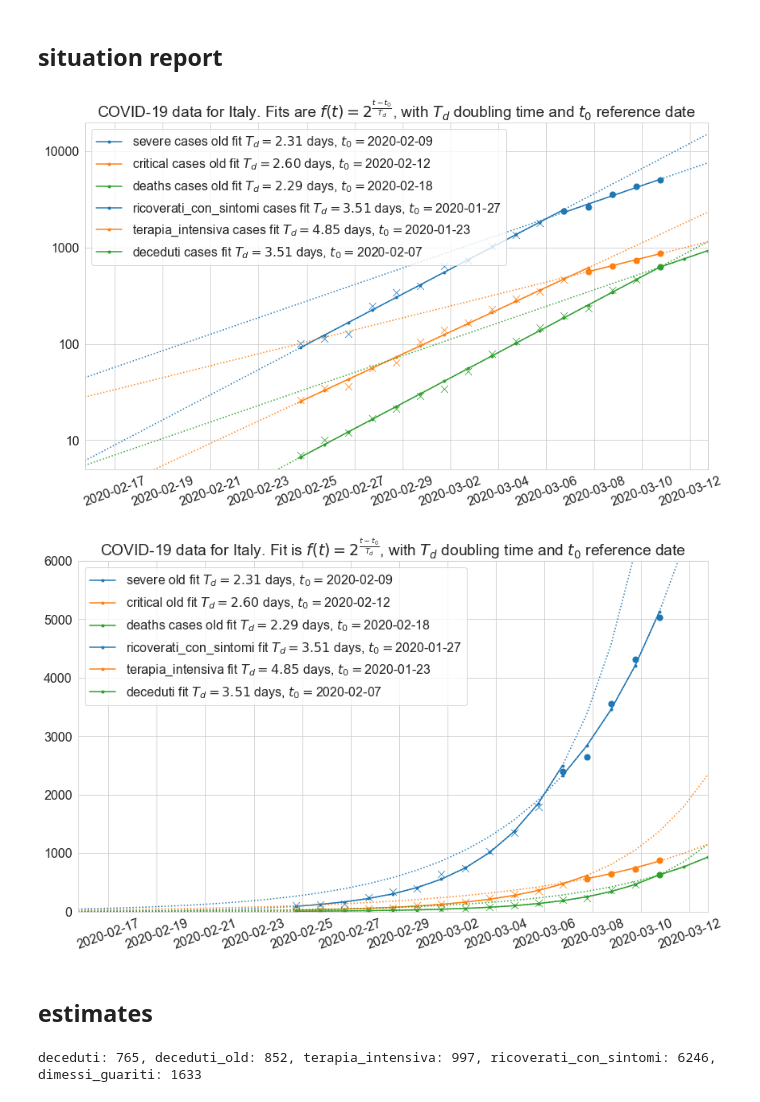
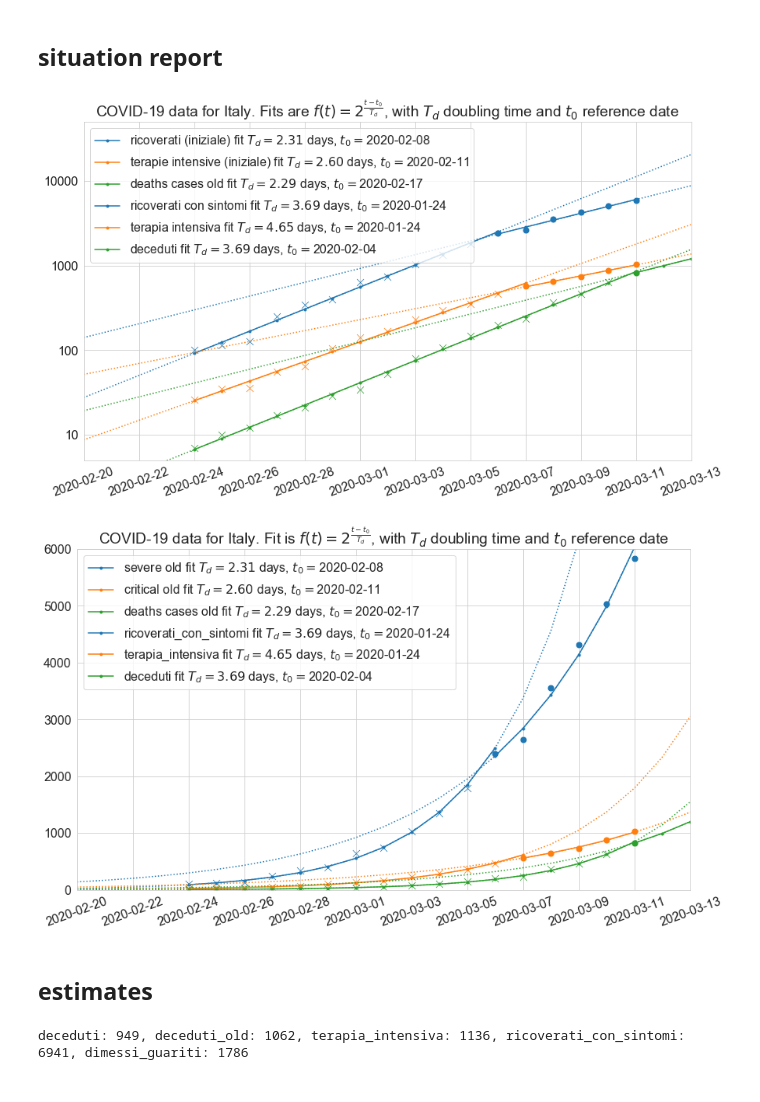
Before and after one commit to alexamici/covid-19-notebooks, a Jupyter notebook: notebooks/italy-situation-report.ipynb, the cells around one changed output. Saved outputs shown, nothing was run; the diff lists cells and outputs as text; code cells hidden in the pictures.

```diff
--- a/notebooks/italy-situation-report.ipynb
+++ b/notebooks/italy-situation-report.ipynb
@@ -24,6 +24,7 @@ data_italy_path = 'dpc-covid19-ita-andamento-nazionale.csv'
 # data_italy_path = covid19.data.download('andamento-nazionale')
 # %%
 data_italy = pd.read_csv(data_italy_path, parse_dates=['data'], index_col=['data'])
+data_italy.index = data_italy.index.normalize()
 
 data_italy.tail()
 # %% [output]
@@ -39,7 +40,7 @@ data_italy.tail()
 # %%
 START_FIT = '2020-02-24'
 STOP_FIT = None
-EXTRAPOLTATE = ('2020-02-15T18:00', '2020-03-12T18:00')
+EXTRAPOLTATE = ('2020-02-20', '2020-03-13')
 # %%
 fits = {}
 fits['dimessi_guariti'] = covid19.fit.ExponentialFit.from_frame('dimessi_guariti', data_italy, start='2020-02-27', stop=STOP_FIT)
@@ -50,18 +51,18 @@ fits['terapia_intensiva'] = covid19.fit.ExponentialFit.from_frame('terapia_inten
 fits['deceduti_old'] = covid19.fit.ExponentialFit.from_frame('deceduti', data_italy, start=START_FIT, stop=STOP_FIT)
 
 # tentative fit
-fits['deceduti'] = covid19.fit.ExponentialFit.from_frame('ricoverati_con_sintomi', data_italy, start='2020-03-06', stop=STOP_FIT).shift(4).scale(0.27)
+fits['deceduti'] = covid19.fit.ExponentialFit.from_frame('ricoverati_con_sintomi', data_italy, start='2020-03-06', stop=STOP_FIT).shift(5).scale(0.35)
 # %%
-_, ax = plt.subplots(subplot_kw={'yscale': 'log', 'ylim': (5, 20000)})
-covid19.plot.plot_fit(ax, fits['ricoverati_con_sintomi_old'], label='severe cases old', extrapolate=EXTRAPOLTATE, color=sns.color_palette()[0])
-covid19.plot.plot_fit(ax, fits['terapia_intensiva_old'], label='critical cases old', extrapolate=EXTRAPOLTATE, color=sns.color_palette()[1])
+_, ax = plt.subplots(subplot_kw={'yscale': 'log', 'ylim': (5, 50000)})
+covid19.plot.plot_fit(ax, fits['ricoverati_con_sintomi_old'], label='ricoverati (iniziale)', extrapolate=EXTRAPOLTATE, color=sns.color_palette()[0])
+covid19.plot.plot_fit(ax, fits['terapia_intensiva_old'], label='terapie intensive (iniziale)', extrapolate=EXTRAPOLTATE, color=sns.color_palette()[1])
 covid19.plot.plot_fit(ax, fits['deceduti_old'], label='deaths cases old', extrapolate=EXTRAPOLTATE, color=sns.color_palette()[2])
 for kind, color in zip(['ricoverati_con_sintomi', 'terapia_intensiva', 'deceduti'], sns.color_palette()):
-    covid19.plot.plot(ax, data_italy[kind], fits[kind], label=kind + ' cases', extrapolate=EXTRAPOLTATE, color=color)
+    covid19.plot.plot(ax, data_italy[kind], fits[kind], label=kind.replace('_', ' '), extrapolate=EXTRAPOLTATE, color=color)
 
 _ = ax.set(title=r'COVID-19 data for Italy. Fits are $f(t) = 2 ^ \frac{t - t_0}{T_d}$, with $T_d$ doubling time and $t_0$ reference date')
 # %% [output]
-[figure, old version]
+[figure, new version]
 # %%
 _, ax = plt.subplots(subplot_kw={'ylim': (0, 6000)})
 covid19.plot.plot_fit(ax, fits['ricoverati_con_sintomi_old'], label='severe old', extrapolate=EXTRAPOLTATE, color=sns.color_palette()[0])
@@ -72,7 +73,7 @@ for kind, color in zip(['ricoverati_con_sintomi', 'terapia_intensiva', 'deceduti
 
 _ = ax.set(title=r'COVID-19 data for Italy. Fit is $f(t) = 2 ^ \frac{t - t_0}{T_d}$, with $T_d$ doubling time and $t_0$ reference date')
 # %% [output]
-[figure, old version]
+[figure, new version]
 # %% [markdown]
 ## estimates
 # %%
@@ -83,4 +84,4 @@ for kind in kinds:
     expected_values.append(int(round(fits[kind].predict(datetime_expected))))
 print(', '.join(f'{k}: {v}' for v, k in zip(expected_values, kinds)))
 # %% [output]
-deceduti: 765, deceduti_old: 852, terapia_intensiva: 997, ricoverati_con_sintomi: 6246, dimessi_guariti: 1633
+deceduti: 949, deceduti_old: 1062, terapia_intensiva: 1136, ricoverati_con_sintomi: 6941, dimessi_guariti: 1786
```
Also changed, not shown: parts of 1 cell of this notebook, 1 other file.
